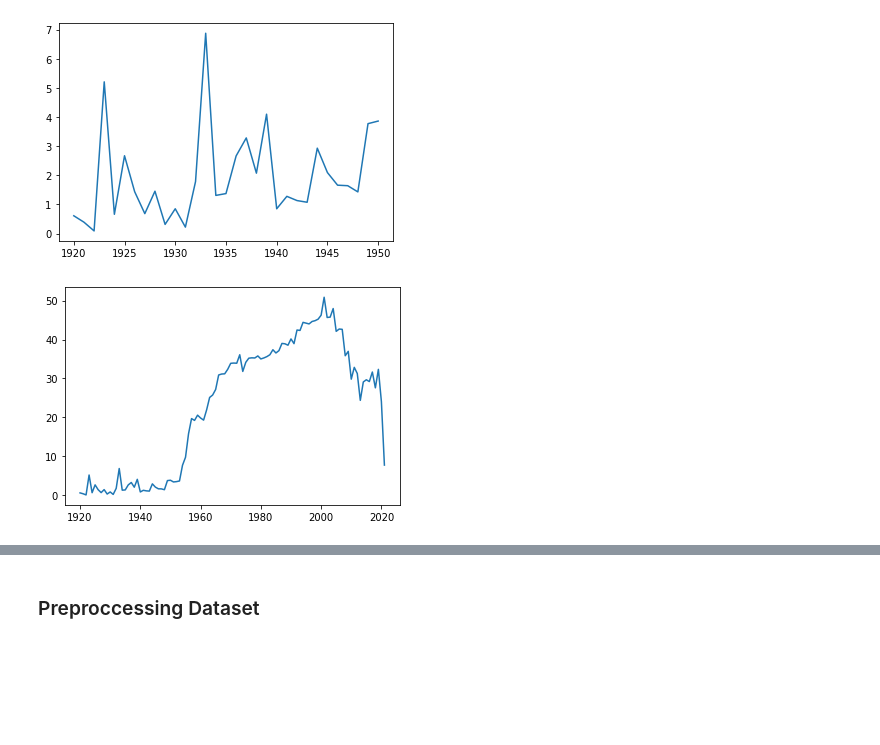
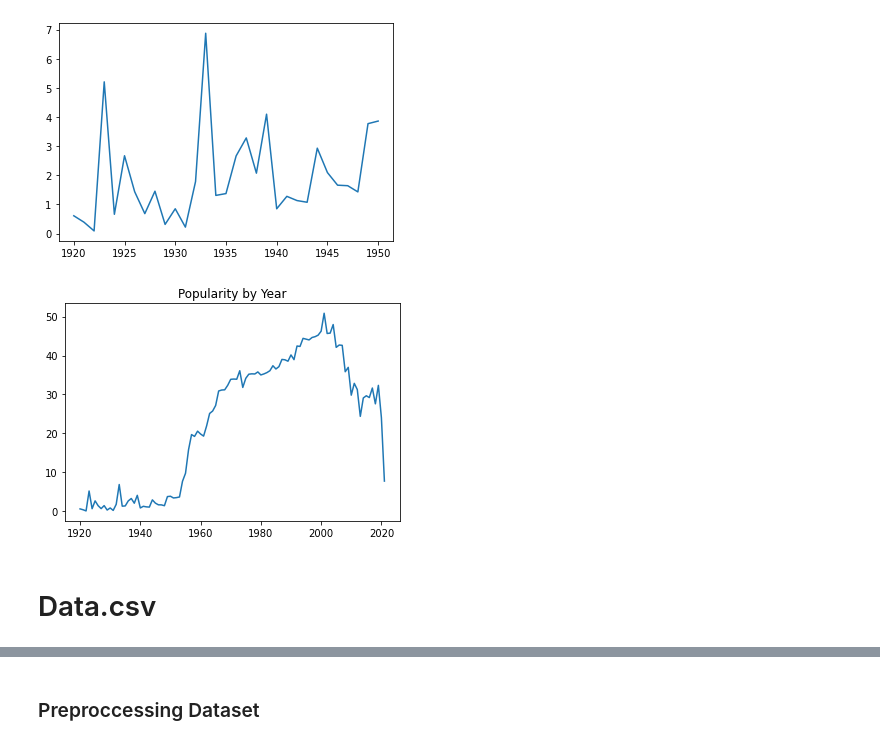
Before and after one commit to maing-rv/python_cw, a Jupyter notebook: python_cw.ipynb, the cells around one changed output, grey strips where cells are left out. Saved outputs shown, nothing was run; the diff lists cells and outputs as text; code cells hidden in the pictures; blank space fills up the shorter version.

```diff
--- a/python_cw.ipynb
+++ b/python_cw.ipynb
@@ -37,6 +54,7 @@ plt.show()
 # %%
 # Popularity by year, 1920 to 2020:
 plt.plot(spotify_data_by_year.year, spotify_data_by_year.popularity)
+plt.title("Popularity by Year")
 plt.show()
 # %% [output]
-[figure, old version]
+[figure, new version]
@@ -43,3 +64,5 @@ plt.show()
+# %% [markdown]
+# Data.csv
 # %%
 # Data w/ popularity:
 spotify_data = pd.read_csv('data.csv')
```
Also changed, not shown: parts of 118 cells of this notebook.
